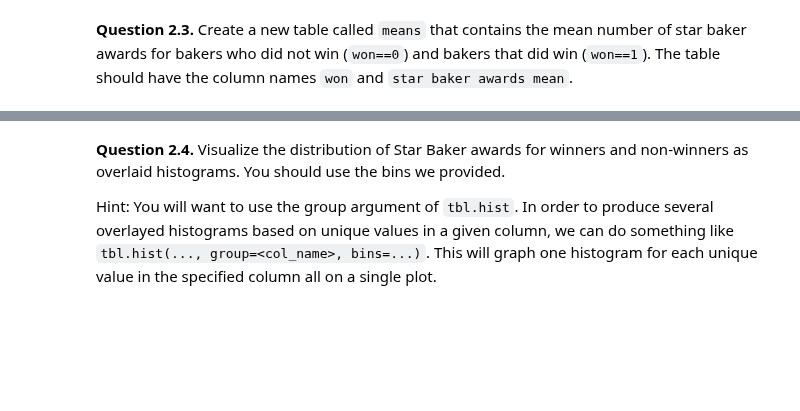
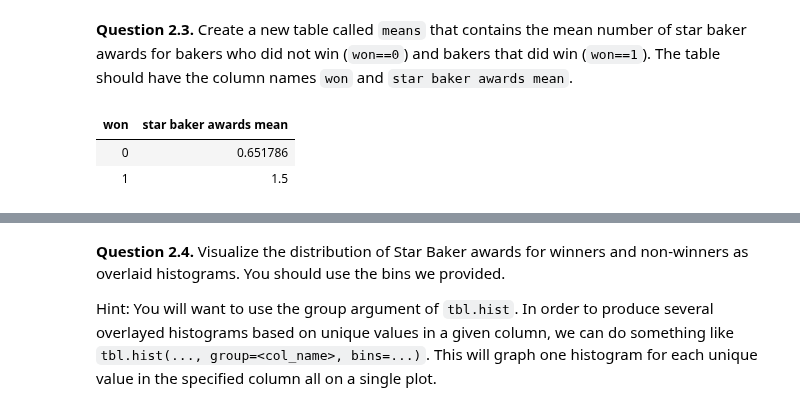
Before and after one commit to trentonbates/fall-24-data1350, a Jupyter notebook: Labs/lab07/lab07.ipynb, the cells around one changed output, grey strips where cells are left out. Saved outputs shown, nothing was run; the diff lists cells and outputs as text; code cells hidden in the pictures; blank space fills up the shorter version.

```diff
--- a/Labs/lab07/lab07.ipynb
+++ b/Labs/lab07/lab07.ipynb
@@ -113,2 +116,11 @@ means
+# %%
+means = Table().with_columns("won", make_array(0, 1), "star baker awards mean",
+                           make_array(np.average(bakers.where("won", are.equal_to(0)).column("star baker awards")),
+                                      np.average(bakers.where("won", are.equal_to(1)).column("star baker awards"))))
+means
+# %% [output]
+| won | star baker awards mean |
+| 0 | 0.651786 |
+| 1 | 1.5 |
 # %%
 grader.check("q2_3")
```
Also changed, not shown: parts of 13 cells of this notebook, 3 other files.
